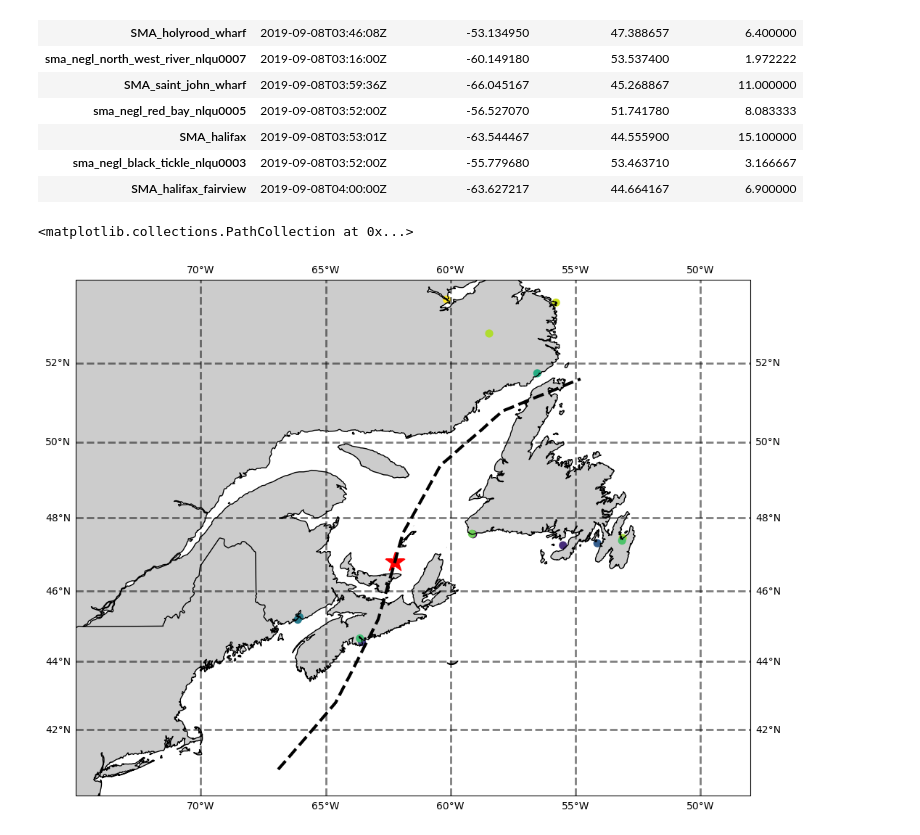
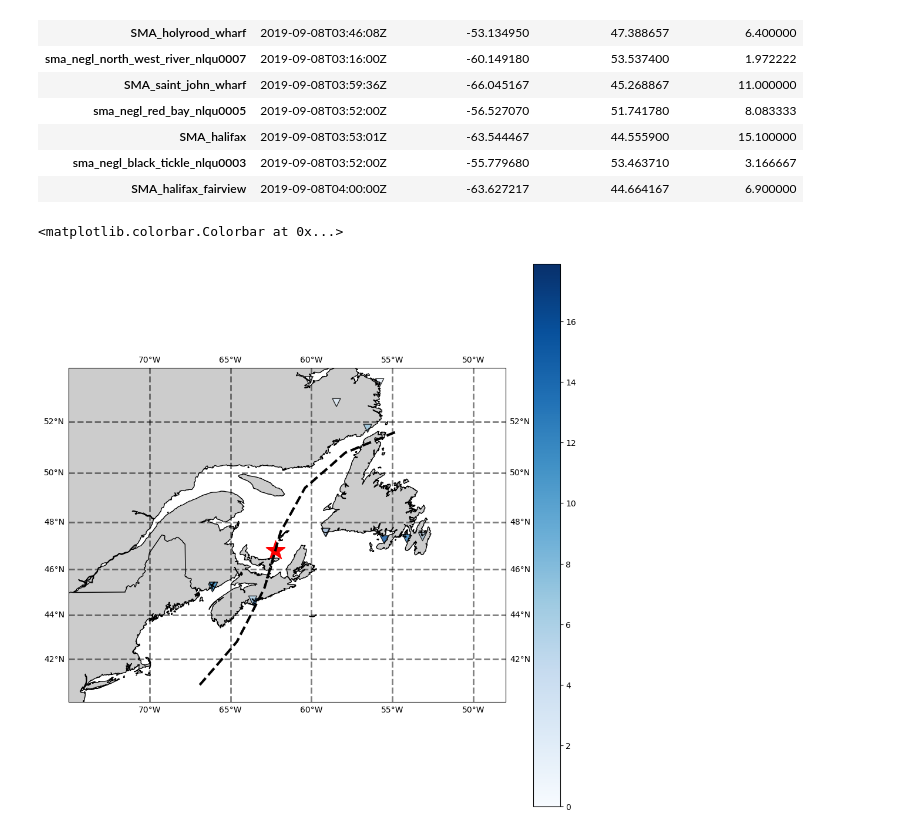
Before and after one commit to cioos-atlantic/atlantic-hurricane-dashboard, a Jupyter notebook: jupyter/erddapy_nearby_tropycal.ipynb, the cells around one changed output. Drawn from its saved outputs; the diff is of its cells as text; code cells hidden in the pictures.

Commit message:
Added colour bar and improved readability of points

```diff
--- a/jupyter/erddapy_nearby_tropycal.ipynb
+++ b/jupyter/erddapy_nearby_tropycal.ipynb
@@ -139,7 +139,7 @@ for dataset in matching_datasets:
 
     e.constraints = {
         "time<=": selected_time,
-        "time>=": selected_time - timedelta(hours = 6)
+        "time>=": selected_time - timedelta(hours = 1)
     }
 
     e.variables = ["time", "longitude", "latitude", focus_variable]
@@ -195,40 +195,47 @@ SMA_halifax_fairview
 # %%
 import matplotlib.pyplot as plt
 import matplotlib.ticker as mticker
+import matplotlib.cm as cm
+import matplotlib.colors as colors
+
+color_map = 'Blues'
+
 try:
     import cartopy.feature as cfeature
     from cartopy import crs as ccrs
     from cartopy.mpl.gridliner import LONGITUDE_FORMATTER, LATITUDE_FORMATTER
 except:
     warnings.warn("Warning: Cartopy is not installed in your python environment. Plotting functions will not work.")
 
-
 proj = ccrs.Mercator(central_longitude=305, min_latitude=40, max_latitude=54)
 fig, ax = plt.subplots(subplot_kw=dict(projection=proj), figsize=(12,12))
 ax.set_extent([312 , 285, 40, 54], crs=ccrs.PlateCarree())
 ax.add_feature(cfeature.LAND, facecolor='0.8')
 ax.add_feature(cfeature.BORDERS, zorder=10)
 ax.add_feature(cfeature.COASTLINE, zorder=10)
-gl = ax.gridlines(crs=ccrs.PlateCarree(), linewidth=2, color='black', alpha=0.5, linestyle='--', draw_labels=True)
+gl = ax.gridlines(crs=ccrs.PlateCarree(), linewidth=2, color='black', alpha=.5, linestyle='--', draw_labels=True)
 
 gl.xformatter = LONGITUDE_FORMATTER
 gl.yformatter = LATITUDE_FORMATTER
 
-ax.scatter(x=matching_points['longitude (degrees_east)'], y=matching_points['latitude (degrees_north)'],
-           c=matching_points['wind_spd_avg (m s-1)'], cmap = 'viridis_r', marker = '.', s=200, transform=ccrs.PlateCarree())
+map_stations = ax.scatter(x=matching_points['longitude (degrees_east)'], y=matching_points['latitude (degrees_north)'],
+           c=matching_points['wind_spd_avg (m s-1)'], cmap =  color_map, marker = 'v', s=100, transform=ccrs.PlateCarree(), alpha= .8,
+           edgecolors='black')
 
 # Convert storm to dataframe / dictionary
 
-ax.plot(storm_df['lon'],storm_df['lat'], linestyle = 'dashed', linewidth =3, c= 'black', transform=ccrs.PlateCarree())
+map_storm_line = ax.plot(storm_df['lon'],storm_df['lat'], linestyle = 'dashed', linewidth =3, c= 'black', transform=ccrs.PlateCarree())
 
+mask = (storm_df['date'] <= selected_time) & (storm_df['date'] > (selected_time - timedelta(hours=  1)))
+storm_position = storm_df.loc[mask].tail(1)
+map_storm_position= ax.scatter(x=storm_position['lon'].iloc[0], y=storm_position['lat'].iloc[0], c= 'red',
+           marker = '*', s=600, transform=ccrs.PlateCarree())
 
-mask = (storm_df['date'] <= selected_time) & (storm_df['date'] > (selected_time - timedelta(hours=  6)))
-storm_position = storm_df.loc[mask].tail(1)
-ax.scatter(x=storm_position['lon'].iloc[0], y=storm_position['lat'].iloc[0], c= 'red',
-           marker = '*', s=400, transform=ccrs.PlateCarree())
+norm = colors.Normalize(0, matching_points[focus_variable + " " + var_units].max())
+fig.colorbar(cm.ScalarMappable(norm= norm, cmap=color_map), ax=ax)
 # %% [output]
-<matplotlib.collections.PathCollection at 0x...>
+<matplotlib.colorbar.Colorbar at 0x...>
-[figure, old version]
+[figure, new version]
 # %%
 # Create plots  for matching datasets
 e = ERDDAP(
```
